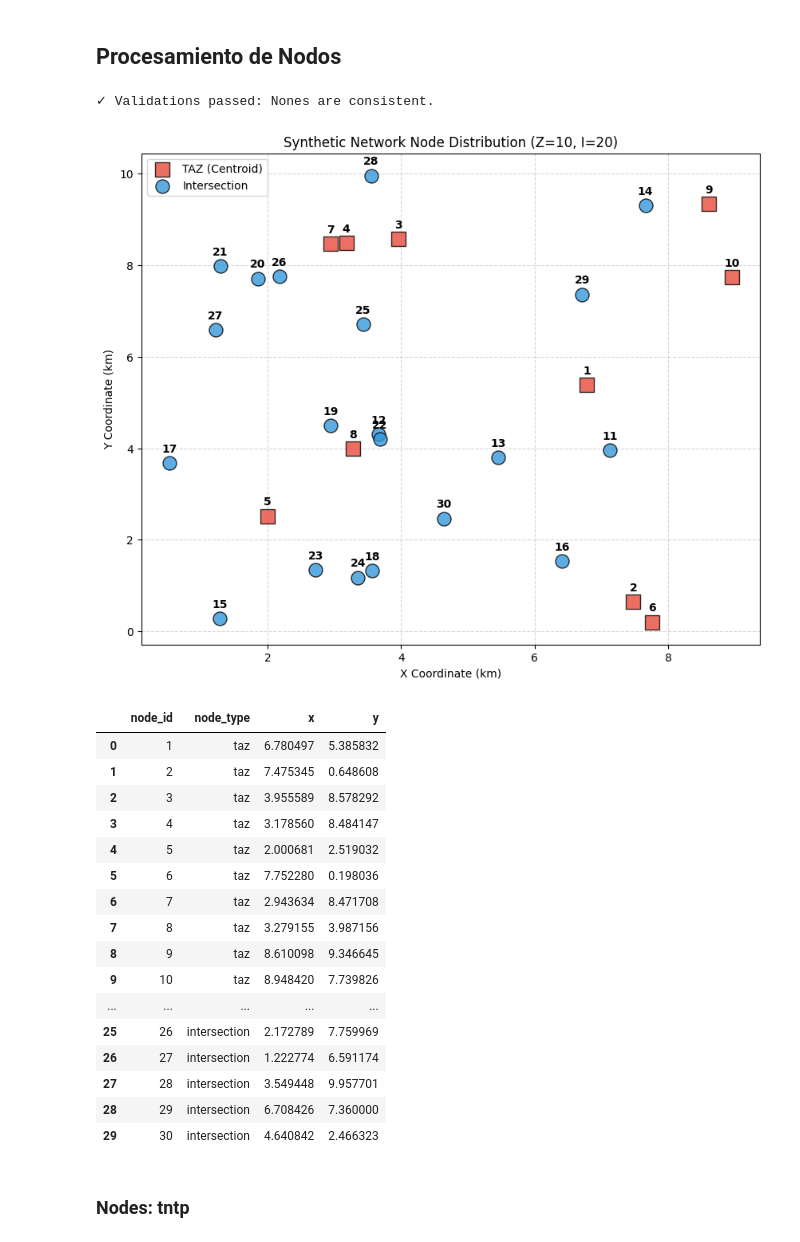
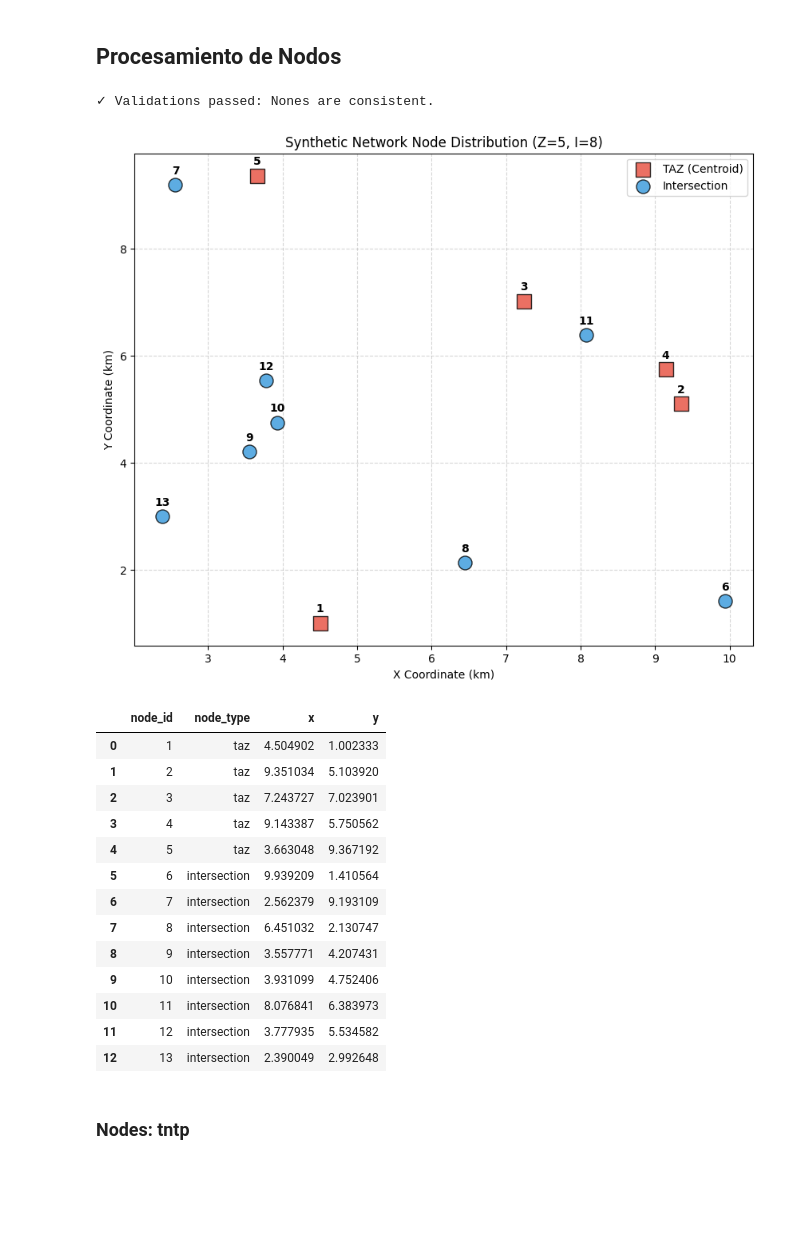
Before and after one commit to jeclareyes/DL_Pipeline_AADT, a Jupyter notebook: src/components/scenario_creation/main_notebook.ipynb, the cells around one changed output. Saved outputs shown, nothing was run; the diff lists cells and outputs as text; code cells hidden in the pictures; blank space fills up the shorter version.

```diff
--- a/src/components/scenario_creation/main_notebook.ipynb
+++ b/src/components/scenario_creation/main_notebook.ipynb
@@ -38,10 +38,10 @@ import matplotlib.pyplot as plt
 
 # Definición de constantes: nodes
 possible_node_types = ['intersection', 'taz', 'aux']
-NUM_ZONES: int = 10
-NUM_TAZ: int = 10
+NUM_ZONES: int = 5
+NUM_TAZ: int = 5
 NUM_AUX: int = 0
-NUM_INTERSECTIONS: int = 20
+NUM_INTERSECTIONS: int = 8
 
 if NUM_ZONES != (NUM_TAZ + NUM_AUX):
     raise ValueError(
@@ -88,54 +88,51 @@ node_df = pd.DataFrame(nodes)
 
 # --- 3. Visualization ---
 plt.figure(figsize=(10, 8))
 styles = {
     'taz': {'color': '#e74c3c', 'marker': 's', 'label': 'TAZ (Centroid)'},
     'aux': {'color': '#2ecc71', 'marker': '^', 'label': 'AUX (Gateway)'},
     'intersection': {'color': '#3498db', 'marker': 'o', 'label': 'Intersection'}
 }
 
 for n_type, style in styles.items():
     subset = node_df[node_df['node_type'] == n_type]
     if not subset.empty:
         plt.scatter(subset['x'], subset['y'],
                     c=style['color'], marker=style['marker'],
                     label=style['label'], s=150, edgecolors='black', alpha=0.8, zorder=3)
 
         # ID Annotations
         for _, row in subset.iterrows():
             plt.annotate(str(int(row['node_id'])), (row['x'], row['y']),
                          textcoords="offset points", xytext=(0,10),
                          ha='center', fontsize=10, fontweight='bold')
 
 plt.title(f"Synthetic Network Node Distribution (Z={NUM_ZONES}, I={NUM_INTERSECTIONS})")
 plt.xlabel("X Coordinate (km)")
 plt.ylabel("Y Coordinate (km)")
 plt.grid(True, linestyle='--', alpha=0.5)
 plt.legend()
 plt.savefig("synthetic_nodes_distribution.png")
 # %% [output]
 ✓ Validations passed: Nones are consistent.
-[figure, old version]
+[figure, new version]
 # %%
 node_df
 # %% [output]
 |  | node_id | node_type | x | y |
-| 0 | 1 | taz | 6.780497 | 5.385832 |
-| 1 | 2 | taz | 7.475345 | 0.648608 |
-| 2 | 3 | taz | 3.955589 | 8.578292 |
-| 3 | 4 | taz | 3.178560 | 8.484147 |
-| 4 | 5 | taz | 2.000681 | 2.519032 |
-| 5 | 6 | taz | 7.752280 | 0.198036 |
-| 6 | 7 | taz | 2.943634 | 8.471708 |
-| 7 | 8 | taz | 3.279155 | 3.987156 |
-| 8 | 9 | taz | 8.610098 | 9.346645 |
-| 9 | 10 | taz | 8.948420 | 7.739826 |
-| ... | ... | ... | ... | ... |
-| 25 | 26 | intersection | 2.172789 | 7.759969 |
-| 26 | 27 | intersection | 1.222774 | 6.591174 |
-| 27 | 28 | intersection | 3.549448 | 9.957701 |
-| 28 | 29 | intersection | 6.708426 | 7.360000 |
-| 29 | 30 | intersection | 4.640842 | 2.466323 |
+| 0 | 1 | taz | 4.504902 | 1.002333 |
+| 1 | 2 | taz | 9.351034 | 5.103920 |
+| 2 | 3 | taz | 7.243727 | 7.023901 |
+| 3 | 4 | taz | 9.143387 | 5.750562 |
+| 4 | 5 | taz | 3.663048 | 9.367192 |
+| 5 | 6 | intersection | 9.939209 | 1.410564 |
+| 6 | 7 | intersection | 2.562379 | 9.193109 |
+| 7 | 8 | intersection | 6.451032 | 2.130747 |
+| 8 | 9 | intersection | 3.557771 | 4.207431 |
+| 9 | 10 | intersection | 3.931099 | 4.752406 |
+| 10 | 11 | intersection | 8.076841 | 6.383973 |
+| 11 | 12 | intersection | 3.777935 | 5.534582 |
+| 12 | 13 | intersection | 2.390049 | 2.992648 |
 # %% [markdown]
 ### Nodes: tntp
 # %%
```
Also changed, not shown: parts of 20 cells of this notebook, 37 other files.
